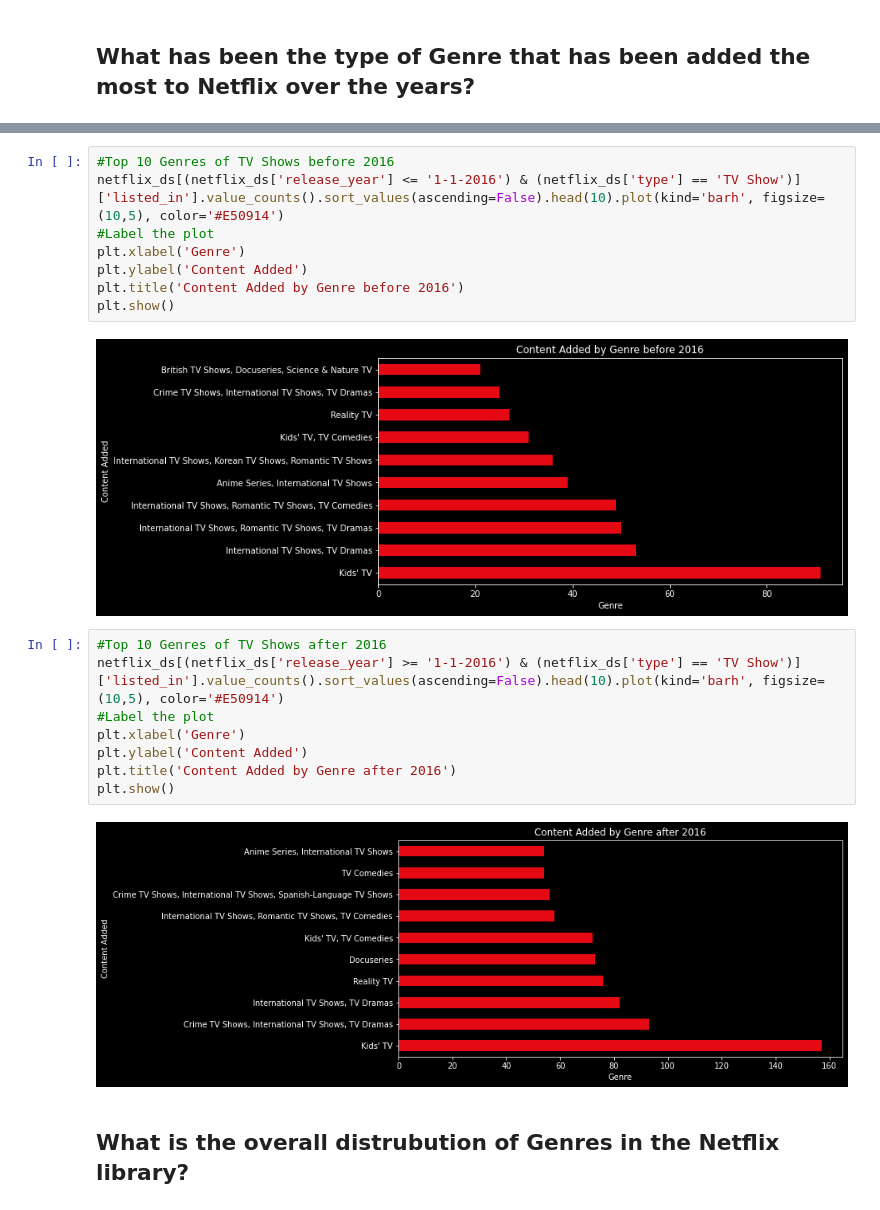
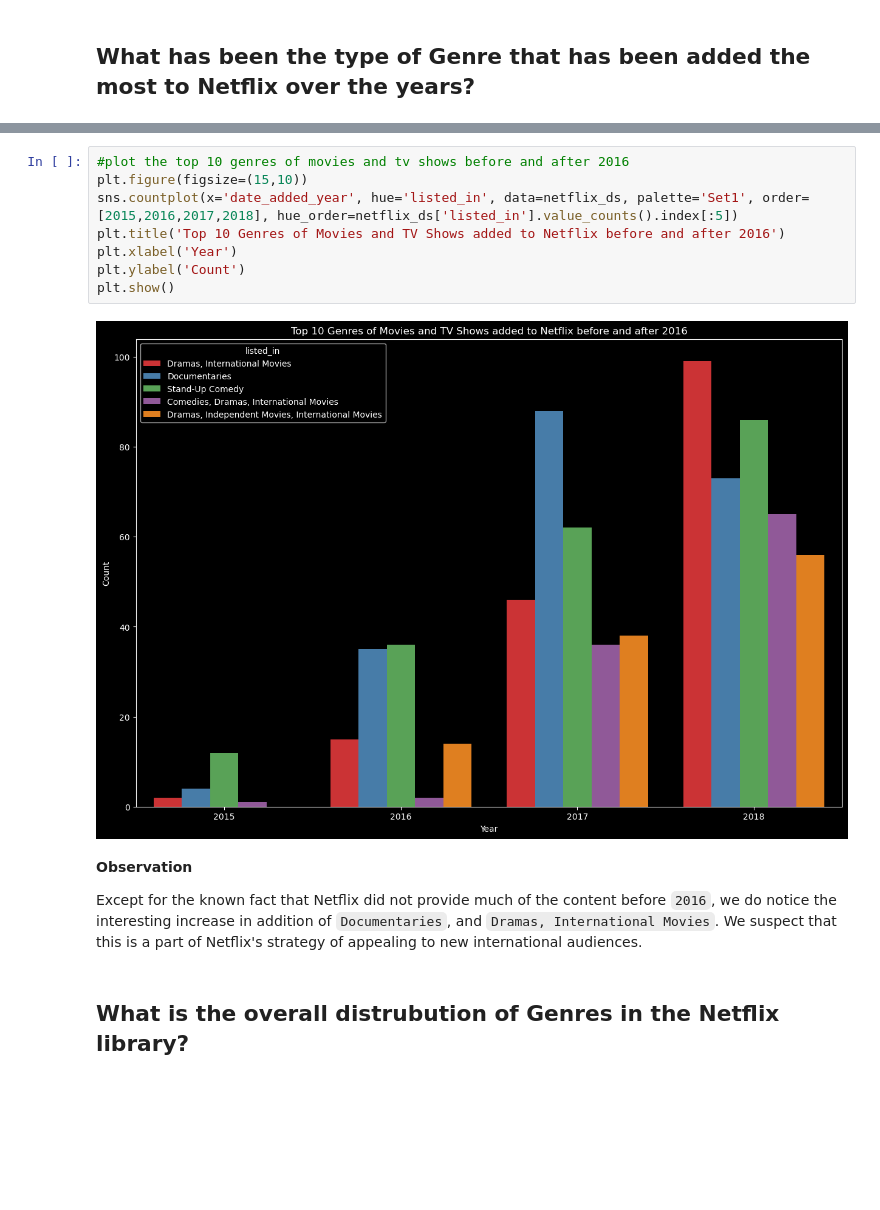
Before and after one commit to bhagirathbhard/Analysis-Netflix-Content-Library, a Jupyter notebook: A7_Netflix_Content_Analysis.ipynb, the cells around one changed output, grey strips where cells are left out. Drawn from its saved outputs; the diff is of its cells as text; blank space fills up the shorter version.

```diff
--- a/A7_Netflix_Content_Analysis.ipynb
+++ b/A7_Netflix_Content_Analysis.ipynb
@@ -716,23 +674,17 @@ plt.show()
-# %%
-#Top 10 Genres of TV Shows before 2016
-netflix_ds[(netflix_ds['release_year'] <= '1-1-2016') & (netflix_ds['type'] == 'TV Show')]['listed_in'].value_counts().sort_values(ascending=False).head(10).plot(kind='barh', figsize=(10,5), color='#E50914')
-#Label the plot
-plt.xlabel('Genre')
-plt.ylabel('Content Added')
-plt.title('Content Added by Genre before 2016')
-plt.show()
-# %% [output]
-[figure, removed]
-# %%
-#Top 10 Genres of TV Shows after 2016
-netflix_ds[(netflix_ds['release_year'] >= '1-1-2016') & (netflix_ds['type'] == 'TV Show')]['listed_in'].value_counts().sort_values(ascending=False).head(10).plot(kind='barh', figsize=(10,5), color='#E50914')
-#Label the plot
-plt.xlabel('Genre')
-plt.ylabel('Content Added')
-plt.title('Content Added by Genre after 2016')
-plt.show()
-# %% [output]
-[figure, removed]
+# %%
+#plot the top 10 genres of movies and tv shows before and after 2016
+plt.figure(figsize=(15,10))
+sns.countplot(x='date_added_year', hue='listed_in', data=netflix_ds, palette='Set1', order=[2015,2016,2017,2018], hue_order=netflix_ds['listed_in'].value_counts().index[:5])
+plt.title('Top 10 Genres of Movies and TV Shows added to Netflix before and after 2016')
+plt.xlabel('Year')
+plt.ylabel('Count')
+plt.show()
+# %% [output]
+[figure, added]
+# %% [markdown]
+**Observation**
+
+Except for the known fact that Netflix did not provide much of the content before `2016`, we do notice the interesting increase in addition of `Documentaries`, and `Dramas, International Movies`. We suspect that this is a part of Netflix's strategy of appealing to new international audiences.
 # %% [markdown]
 ## What is the overall distrubution of Genres in the Netflix library?
 # %%
```
Also changed, not shown: parts of 109 cells of this notebook.
